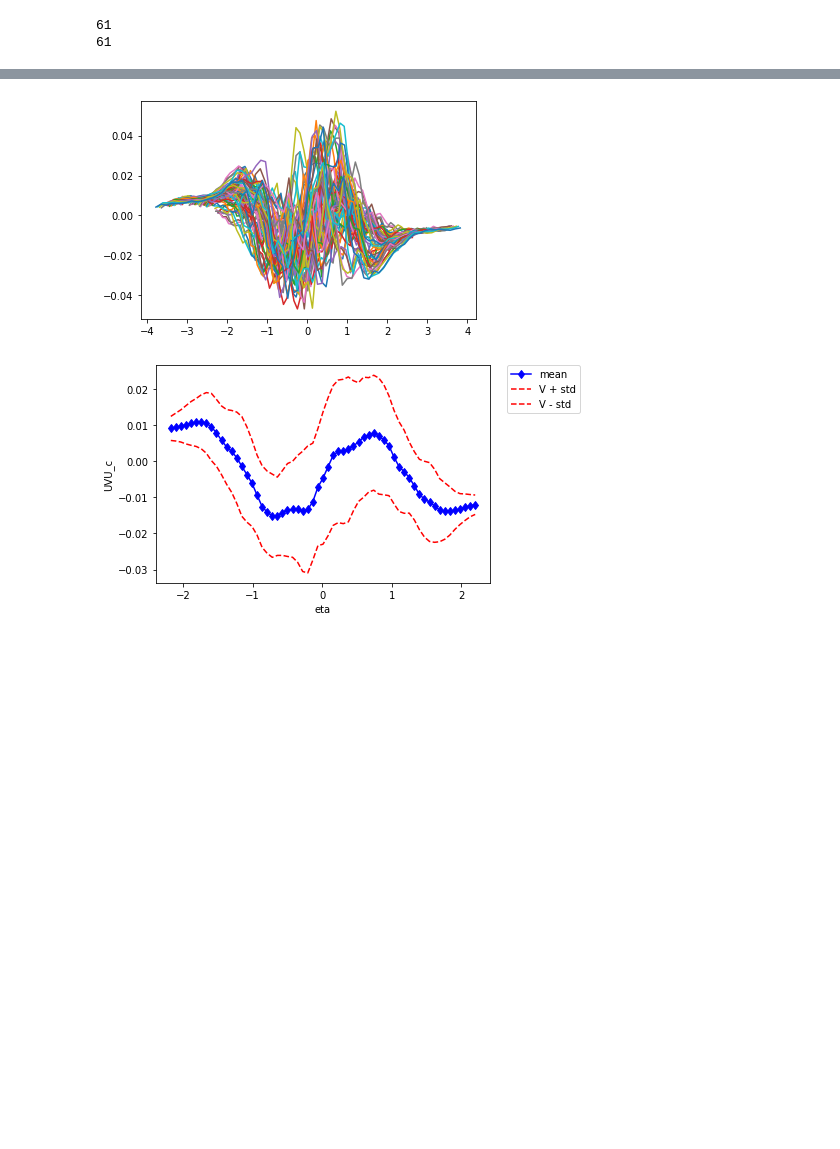
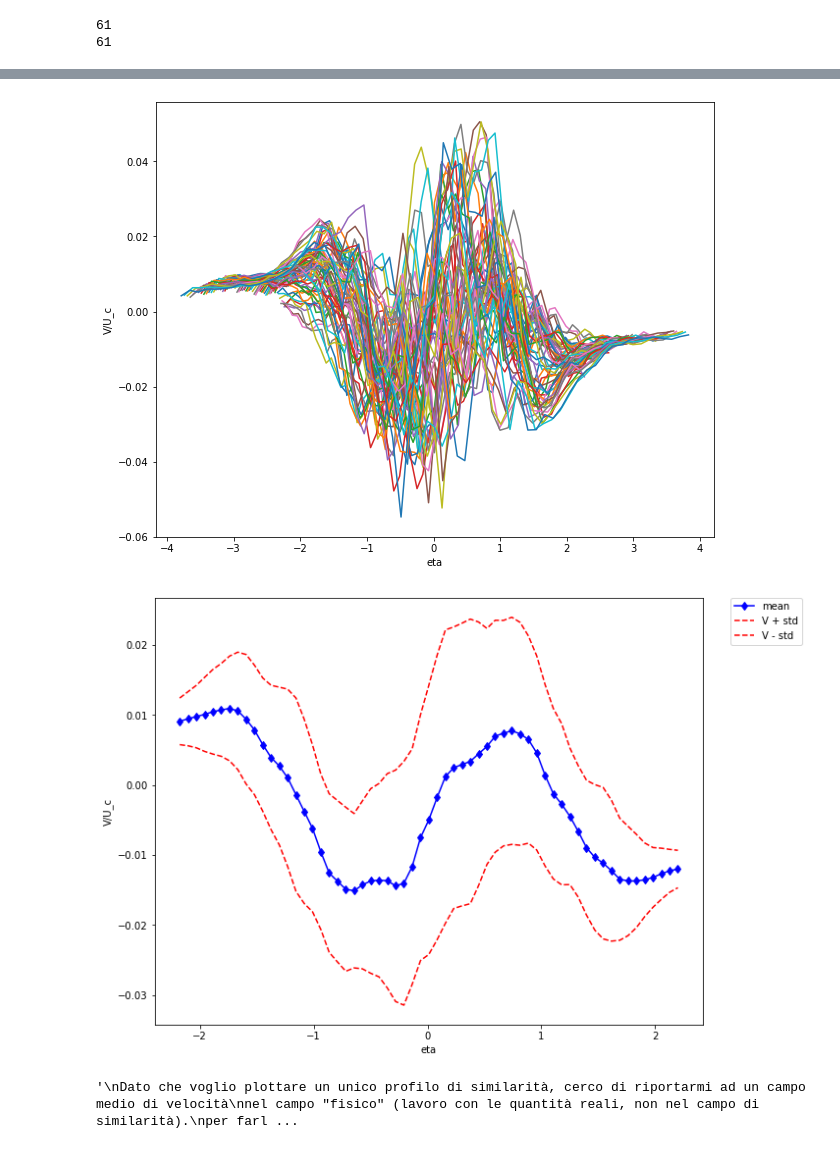
Before and after one commit to 20edo/PIV, a Jupyter notebook: Notebooks/Similarity.ipynb, the cells around one changed output, grey strips where cells are left out. Drawn from its saved outputs; the diff is of its cells as text; code cells hidden in the pictures; blank space fills up the shorter version.

```diff
--- a/Notebooks/Similarity.ipynb
+++ b/Notebooks/Similarity.ipynb
@@ -7,9 +7,9 @@ from statistics import stdev
 import matplotlib.pyplot as plt
 from openpiv import tools, pyprocess, validation, filters, scaling
 # %%
-folder = '/home/user/PIV/PIV-main'
+folder = '/home/matteo/PIV/PIV'
 
-Data = np.genfromtxt(folder + '/win_def/Open_PIV_results_32_Test_1/meanField2.txt',
+Data = np.genfromtxt(folder + '/win_def/Open_PIV_results_32_Test_1/meanField.txt',
     delimiter='	',
     names=True,
     dtype=None)
@@ -342,36 +357,41 @@ plt.show()
 # %%
 # Mean of the similarity profile on the single eta
 V_normalized = np.zeros((n, m))
+fig, ax = plt.subplots(figsize=(10,8))
 for i in range(n):
     for j in range(m):
         V_normalized[i, j] = V_1[i, j]/U_c[j]
 plt.plot(ETA, -V_normalized)
+plt.xlabel('eta')
+plt.ylabel('V/U_c')
 plt.show()
+fig.savefig('../Immagini_relazione/v_similarity.png',format = 'png', dpi = 1e3)
 
 Vnorm_mean = np.zeros(n)
 errV = np.zeros(n)
 V_x = np.zeros((n, m))
 V_x[:,0] = V_normalized[:,0]
 for s in range(m-1):
     V_x[:,s+1] = np.interp(ETA0, ETA[:, s+1], V_normalized[:, s+1])
 
 for t in range(n):
     Vnorm_mean[t] = np.mean(V_x[t,:])
     errV[t] = stdev(V_x[t,:])
-
+fig, ax = plt.subplots(figsize=(10,8))
 plt.plot(ETA0, -Vnorm_mean, 'b-d', label='mean')
 plt.plot(ETA0, -Vnorm_mean + errV, 'r--', label='V + std')
 plt.plot(ETA0, -Vnorm_mean - errV, 'r--', label='V - std')
 plt.legend(bbox_to_anchor=(1.05, 1), loc='upper left', borderaxespad=0.)
 plt.xlabel('eta')
-plt.ylabel('UVU_c')
+plt.ylabel('V/U_c')
+fig.savefig('../Immagini_relazione/u_mean.png',format = 'png', dpi = 1e3)
 plt.show()
 
 #plt.errorbar(ETA0, -Vnorm_mean, errV, linestyle='None', marker='^')
 #plt.show()
 # %% [output]
-[figure, old version]
+[figure, new version]
-[figure, old version]
+[figure, new version]
 # %%
 '''
 Dato che voglio plottare un unico profilo di similarità, cerco di riportarmi ad un campo medio di velocità
@@ -384,6 +404,8 @@ a Successivamente calcolo l'errore del plot così ricavato tramite la teoria del
 
 Il grafico viene plottato sulla eta relativa alla x corrispondente a quella che definisce la U_c media.
 '''
+# %% [output]
+'\nDato che voglio plottare un unico profilo di similarità, cerco di riportarmi ad un campo medio di velocità\nnel campo "fisico" (lavoro con le quantità reali, non nel campo di similarità).\nper farl ...
 # %%
 # Mean of the similarity profile on the mean of eta
 Uc_mean = np.mean(U_c)
```
Also changed, not shown: parts of 18 cells of this notebook, 7 other files.
